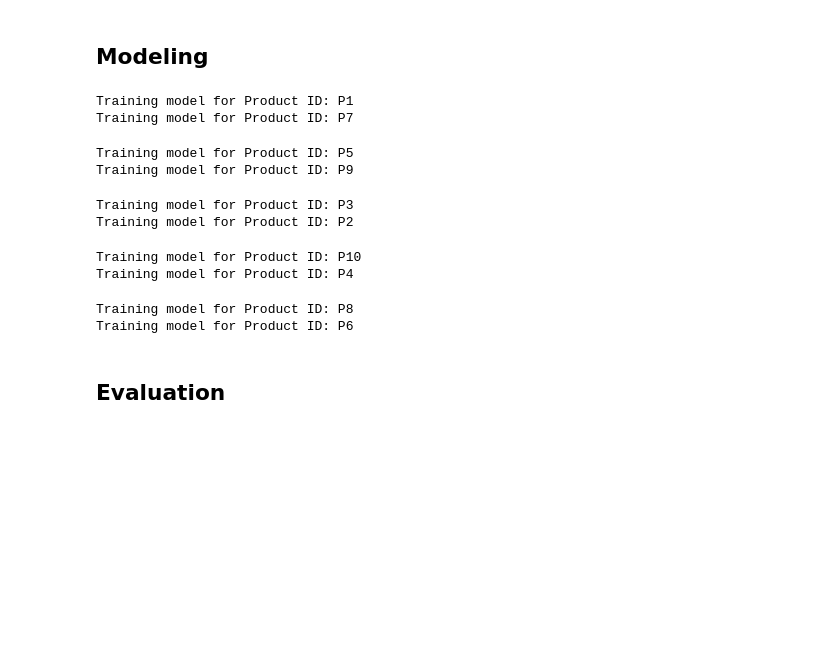
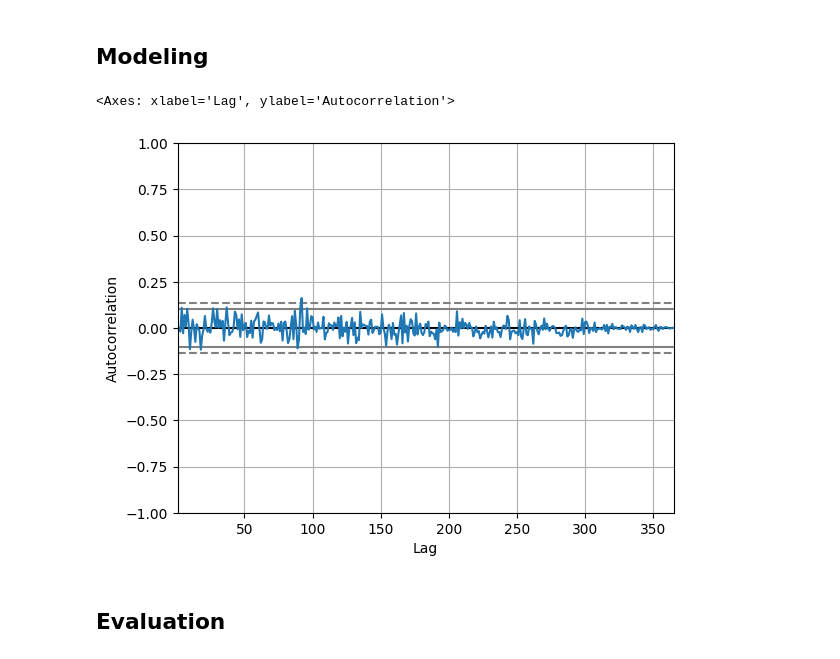
Before and after one commit to AcilRestu12/kalbe-sales-insight, a Jupyter notebook: Sales Patterns Prediction.ipynb, the cells around one changed output. Drawn from its saved outputs; the diff is of its cells as text; code cells hidden in the pictures; blank space fills up the shorter version.

```diff
--- a/Sales Patterns Prediction.ipynb
+++ b/Sales Patterns Prediction.ipynb
@@ -194,0 +185,8 @@ time_series_df.head()
+# %%
+# Menghilangkan missing value
+df_merge = df_merge.dropna()
+# %%
+# Membuat data frame baru untuk time series
+df = df_merge.groupby(['Date'])['Qty'].sum().reset_index()
+df = df.set_index('Date')
+df.sort_values('Date')
@@ -226,31 +226,14 @@ predictions = {}
+# %%
+pd.plotting.autocorrelation_plot(df['Qty'])
+# %% [output]
+<Axes: xlabel='Lag', ylabel='Autocorrelation'>
+[figure, added]
 # %%
-# Loop melalui setiap product_id
-for product_id in product_ids:
-    print(f"Training model for Product ID: {product_id}")
+# Inisialisasi model ARIMA
+p, d, q = 40, 1, 1 # Ganti dengan nilai yang sesuai analisis data yang telah dilakukan
+model = ARIMA(train_data, order=(p, d, q))
 
-    # Pilih data untuk product_id tertentu
-    train_data_id = train_data[product_id]
-
-    # Order Determination
-    # ... (gunakan metode ACF, PACF, atau yang lainnya untuk menentukan p, d, q)
-
-    # Inisialisasi model ARIMA
-    p, d, q = 1, 1, 1 # Ganti dengan nilai yang sesuai analisis data yang telah dilakukan
-    model = ARIMA(train_data_id, order=(p, d, q))
-
-    # Latih model SARIMAX
-    model_fit = model.fit()
-    models[product_id] = model_fit
+# Latih model SARIMAX
+model = model.fit()
-# %% [output]
-Training model for Product ID: P1
-Training model for Product ID: P7
-Training model for Product ID: P5
-Training model for Product ID: P9
-Training model for Product ID: P3
-Training model for Product ID: P2
-Training model for Product ID: P10
-Training model for Product ID: P4
-Training model for Product ID: P8
-Training model for Product ID: P6
 # %% [markdown]
 ## Evaluation
```
Also changed, not shown: parts of 39 cells of this notebook.
